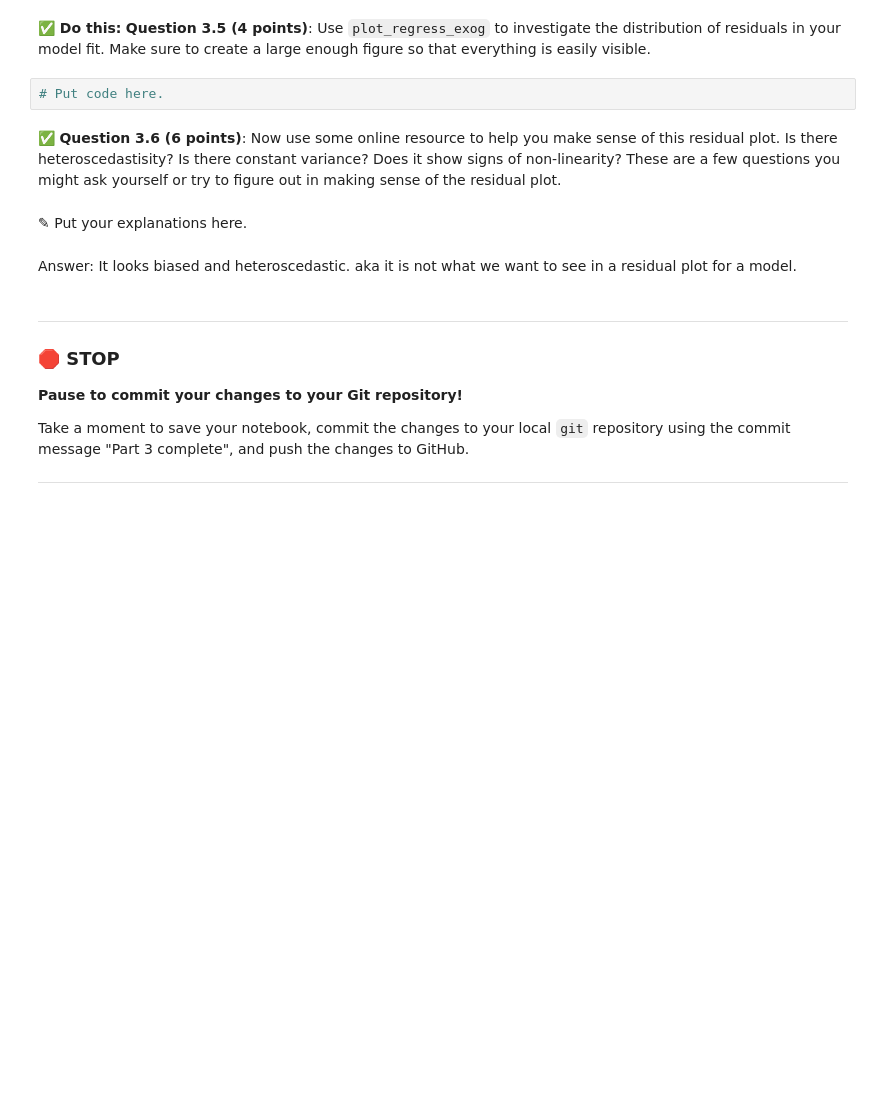
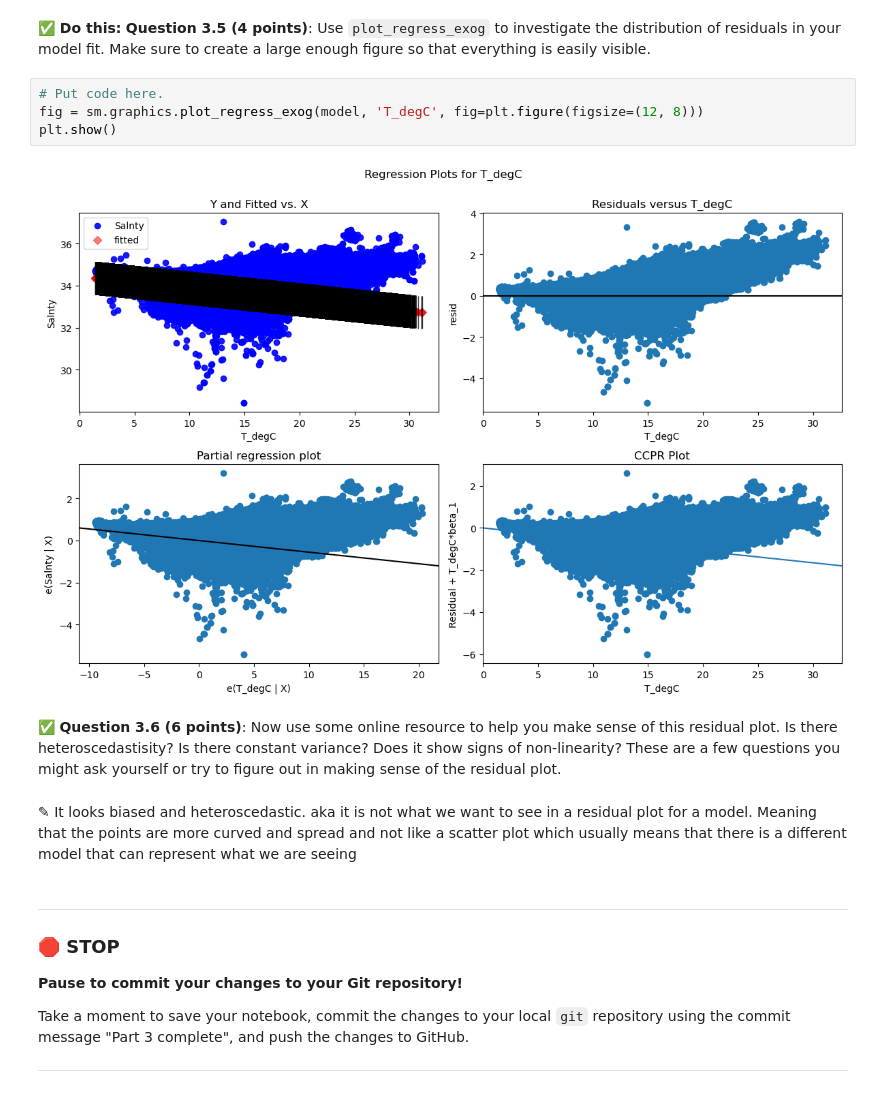
Before and after one commit to jamieh8821/CMSE202-f25-turnin, a Jupyter notebook: hw-03/HW-03_Regression-S25-STUDENT.ipynb, the cells around one changed output. Cells and saved outputs as stored; diff of their text form; blank space fills up the shorter version.

```diff
--- a/hw-03/HW-03_Regression-S25-STUDENT.ipynb
+++ b/hw-03/HW-03_Regression-S25-STUDENT.ipynb
@@ -188,13 +247,15 @@ In this part, we'll perform some one-variable linear and polynomial regression a
 # %% [markdown]
 **&#9989; Do this:** **Question 3.5 (4 points)**: Use `plot_regress_exog` to investigate the distribution of residuals in your model fit. Make sure to create a large enough figure so that everything is easily visible.
-# %%
-# Put code here.
+# %%
+# Put code here.
+fig = sm.graphics.plot_regress_exog(model, 'T_degC', fig=plt.figure(figsize=(12, 8)))
+plt.show()
+# %% [output]
+[figure, added]
 # %% [markdown]
 &#9989;  **Question 3.6 (6 points)**: Now use some online resource to help you make sense of this residual plot. Is there heteroscedastisity? Is there constant variance? Does it show signs of non-linearity? These are a few questions you might ask yourself or try to figure out in making sense of the residual plot.
-# %% [markdown]
-<font size=+3>&#9998;</font> Put your explanations here.
 # %% [markdown]
-Answer: It looks biased and heteroscedastic. aka it is not what we want to see in a residual plot for a model.
+<font size=+3>&#9998;</font>  It looks biased and heteroscedastic. aka it is not what we want to see in a residual plot for a model. Meaning that the points are more curved and spread and not like a scatter plot which usually means that there is a different model that can represent what we are seeing
 # %% [markdown]
 ---
 ### &#128721; STOP
```
Also changed, not shown: parts of 11 cells of this notebook.
